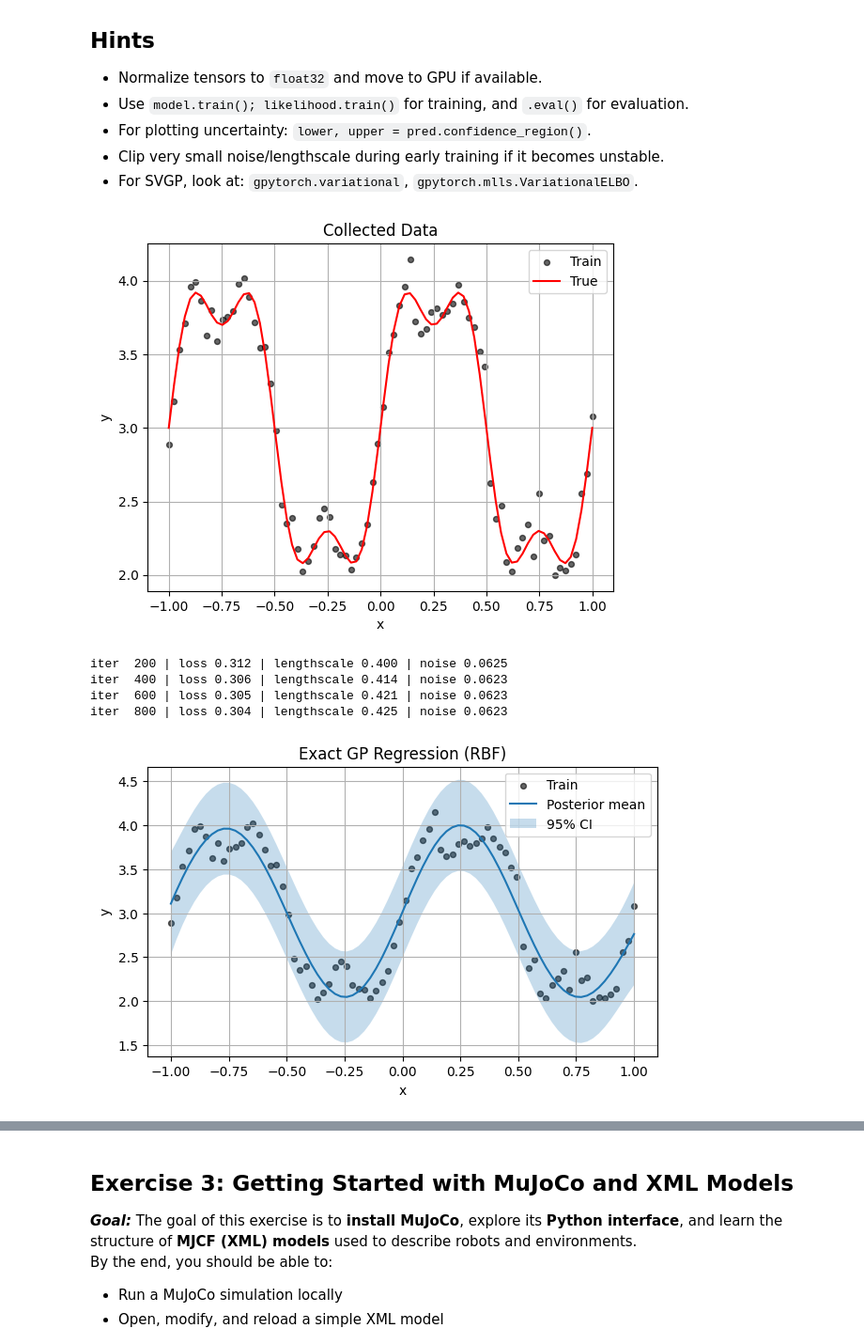
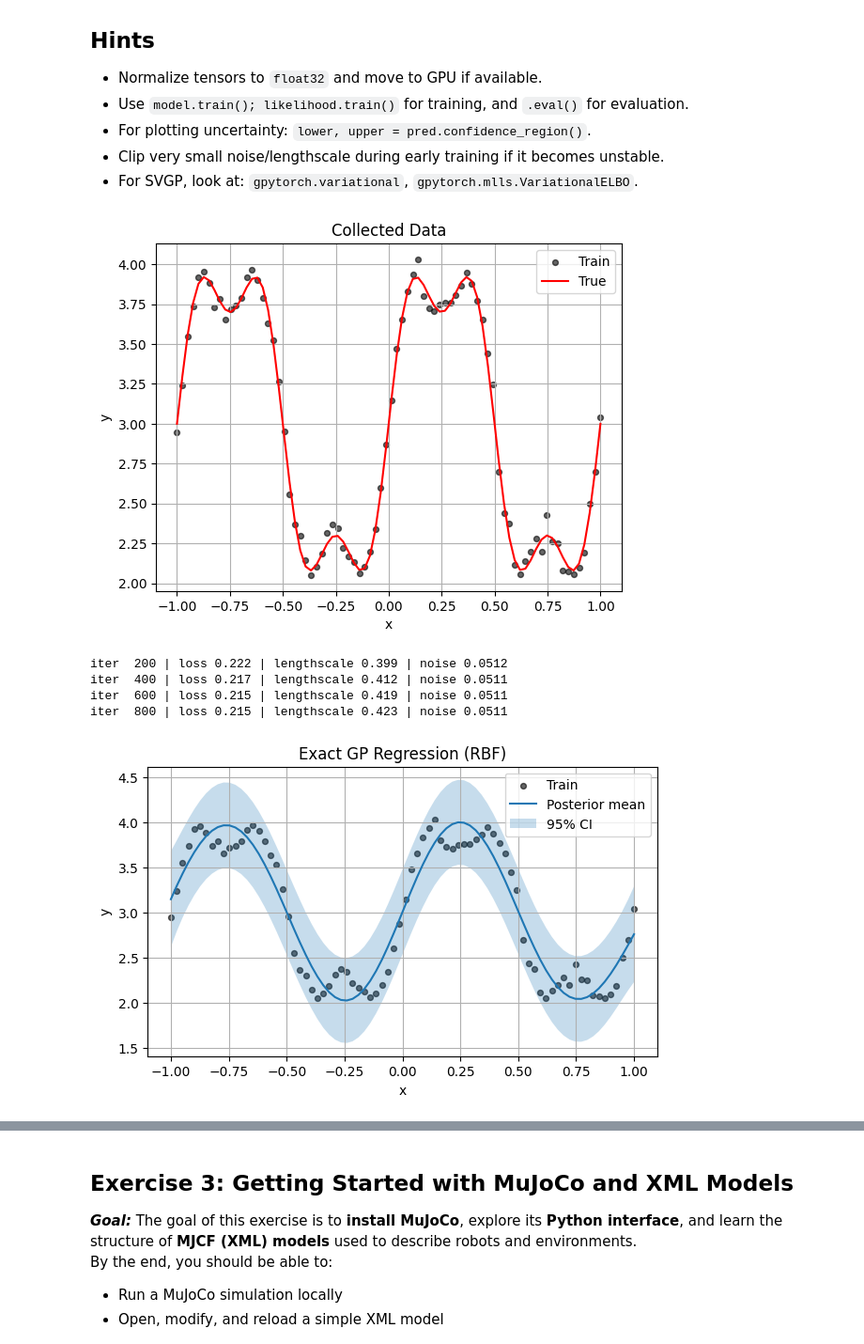
Before and after one commit to RaulAtLehigh/CSE337_P1, a Jupyter notebook: lab7_mbrl.ipynb, the cells around one changed output, grey strips where cells are left out. Shown: that part at 94% size. Saved outputs shown, nothing was run; the diff lists cells and outputs as text; code cells hidden in the pictures.

```diff
--- a/lab7_mbrl.ipynb
+++ b/lab7_mbrl.ipynb
@@ -92,36 +92,36 @@ device = torch.device('cuda' if torch.cuda.is_available() else 'cpu')
 torch.manual_seed(0)
 
 # Parameter for data generator
-NOISE_STD = 0.1
+NOISE_STD = 0.05
 N = 80
 
 def f(x):
   return torch.sin(2*math.pi*x) + 0.3*torch.sin(6*math.pi*x) + 3
 
 
 # ---------- Data ----------
 def make_data(n=80, noise_std=0.05, train_range=(-1.0, 1.0), holdout_right=False):
     x = torch.linspace(train_range[0], train_range[1], n)
     y_clean = f(x)
     y = y_clean + noise_std*torch.randn_like(y_clean)
     if holdout_right:
         mask = x <= 0.5
         return x[mask].unsqueeze(-1), y[mask], x.unsqueeze(-1), y
     else:
         return x.unsqueeze(-1), y, x.unsqueeze(-1), y
 
 # choose setting
 Xtr, Ytr, Xgrid, Ygrid = make_data(n=N, noise_std=NOISE_STD, holdout_right=False)
 Xtr, Ytr, Xgrid = Xtr.to(device), Ytr.to(device), Xgrid.to(device)
 
 # Plot data
 plt.scatter(Xtr, Ytr, s=18, color='k', alpha=0.6, label='Train')
 plt.plot(Xgrid, f(Xgrid), 'r', label='True')
 plt.title('Collected Data')
 plt.xlabel('x'); plt.ylabel('y')
 plt.legend(); plt.grid(True); plt.show()
 # %% [output]
-[figure, old version]
+[figure, new version]
 # %%
 # ---------- Exact GP model ----------
 class ExactGPModel(gpytorch.models.ExactGP):
@@ -194,8 +194,8 @@ plt.title('Exact GP Regression (RBF)')
 plt.xlabel('x'); plt.ylabel('y')
 plt.legend(); plt.grid(True); plt.show()
 # %% [output]
-iter  200 | loss 0.312 | lengthscale 0.400 | noise 0.0625
-iter  400 | loss 0.306 | lengthscale 0.414 | noise 0.0623
-iter  600 | loss 0.305 | lengthscale 0.421 | noise 0.0623
-iter  800 | loss 0.304 | lengthscale 0.425 | noise 0.0623
+iter  200 | loss 0.222 | lengthscale 0.399 | noise 0.0512
+iter  400 | loss 0.217 | lengthscale 0.412 | noise 0.0511
+iter  600 | loss 0.215 | lengthscale 0.419 | noise 0.0511
+iter  800 | loss 0.215 | lengthscale 0.423 | noise 0.0511
-[figure, old version]
+[figure, new version]
```
Also changed, not shown: parts of 14 cells of this notebook.
